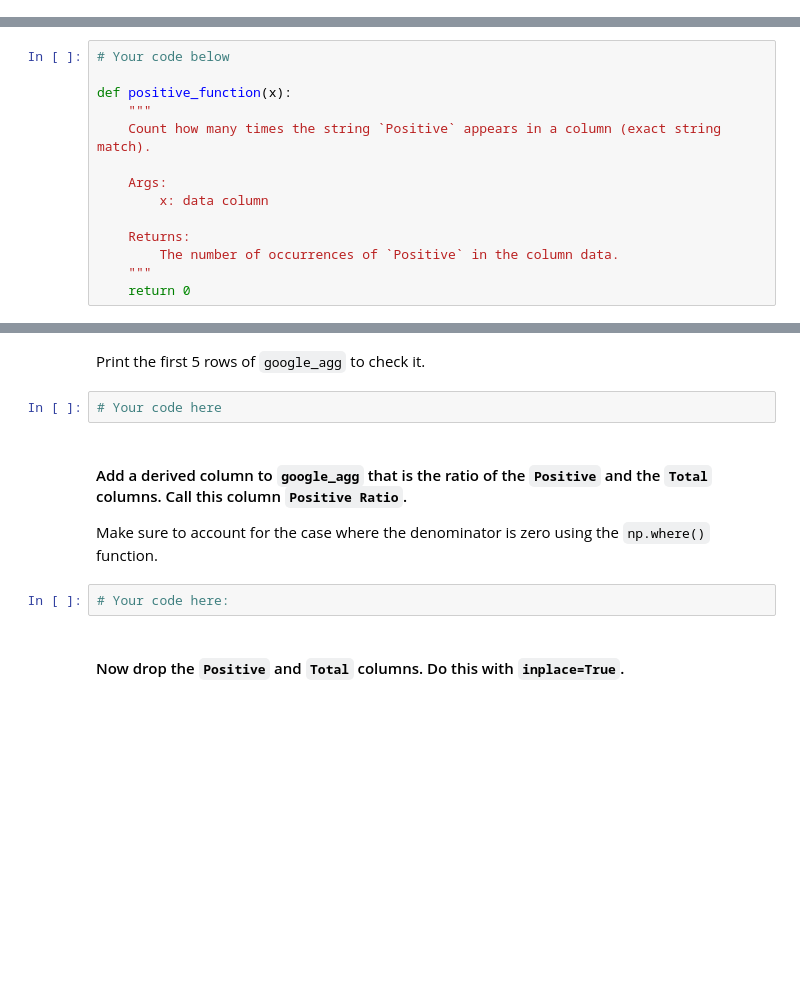
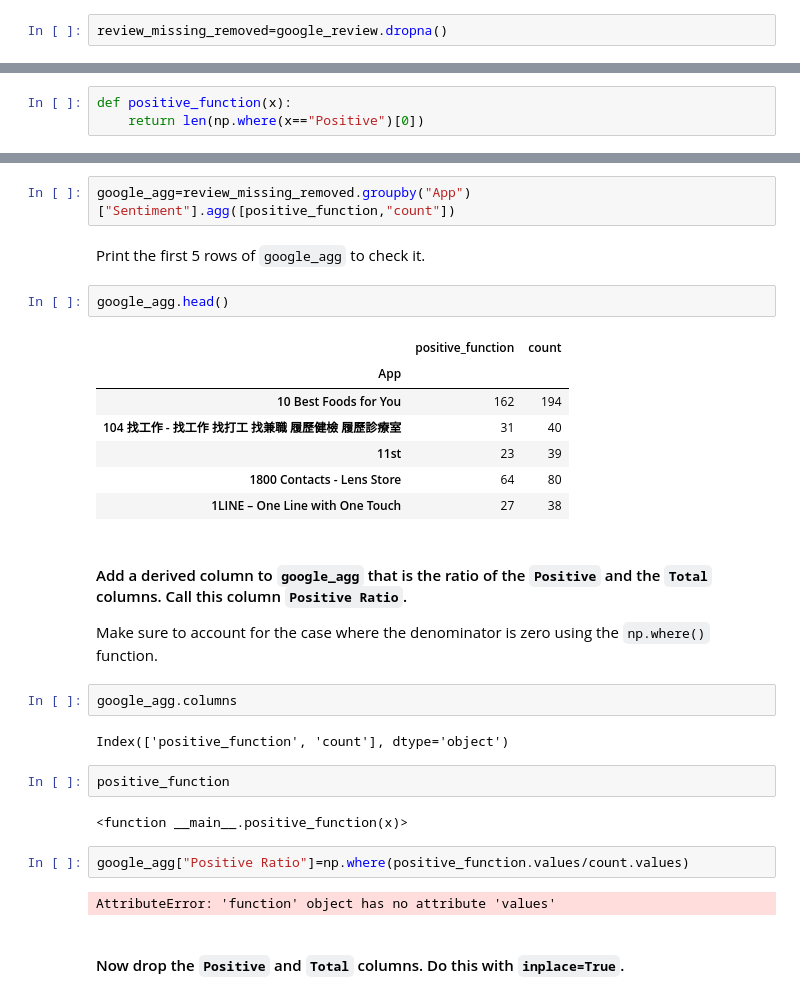
Before and after one commit to soledb94/datamad0320, a Jupyter notebook: module-3/lab-supervised-learning-feature-extraction/your-code/main.ipynb, the cells around one changed output, grey strips where cells are left out. Drawn from its saved outputs; the diff is of its cells as text; blank space fills up the shorter version.

```diff
--- a/module-3/lab-supervised-learning-feature-extraction/your-code/main.ipynb
+++ b/module-3/lab-supervised-learning-feature-extraction/your-code/main.ipynb
@@ -317,2 +383,4 @@ In the next cell, drop all rows with missing data using the `dropna()` function
+# %%
+review_missing_removed=google_review.dropna()
 # %% [markdown]
 #### Now, use the `value_counts()` function ([documentation](https://pandas.pydata.org/pandas-docs/stable/generated/pandas.Series.value_counts.html)) to get a sense on how many apps are in this dataset and their review counts.
@@ -332,20 +413,9 @@ In the next cell, drop all rows with missing data using the `dropna()` function
 In the following cell, write a function that takes a column and returns the number of times *Positive* appears in the column.
 
 *Hint: One option is to use the `np.where()` function ([documentation](https://docs.scipy.org/doc/numpy-1.13.0/reference/generated/numpy.where.html)).*
-# %%
-# Your code below
-
-def positive_function(x):
-    """
-    Count how many times the string `Positive` appears in a column (exact string match).
-
-    Args:
-        x: data column
-
-    Returns:
-        The number of occurrences of `Positive` in the column data.
-    """
-    return 0
+# %%
+def positive_function(x):
+    return len(np.where(x=="Positive")[0])
 # %% [markdown]
 #### Step 2: Create a new dataframe to contain the `App` name, the number of positive reviews, and the total number of reviews of each app
 
@@ -365,13 +433,33 @@ As of Pandas v0.23.4, you may opt to supply an array or an object to `agg()`. If
+# %%
+google_agg=review_missing_removed.groupby("App")["Sentiment"].agg([positive_function,"count"])
 # %% [markdown]
 Print the first 5 rows of `google_agg` to check it.
-# %%
-# Your code here
+# %%
+google_agg.head()
+# %% [output]
+|  | positive_function | count |
+| App |  |  |
+| 10 Best Foods for You | 162 | 194 |
+| 104 找工作 - 找工作 找打工 找兼職 履歷健檢 履歷診療室 | 31 | 40 |
+| 11st | 23 | 39 |
+| 1800 Contacts - Lens Store | 64 | 80 |
+| 1LINE – One Line with One Touch | 27 | 38 |
 # %% [markdown]
 #### Add a derived column to `google_agg` that is the ratio of the `Positive` and the `Total` columns. Call this column `Positive Ratio`.
 
 Make sure to account for the case where the denominator is zero using the `np.where()` function.
-# %%
-# Your code here:
+# %%
+google_agg.columns
+# %% [output]
+Index(['positive_function', 'count'], dtype='object')
+# %%
+positive_function
+# %% [output]
+<function __main__.positive_function(x)>
+# %%
+google_agg["Positive Ratio"]=np.where(positive_function.values/count.values)
+# %% [output]
+AttributeError: 'function' object has no attribute 'values'
 # %% [markdown]
 #### Now drop the `Positive` and `Total` columns. Do this with `inplace=True`.
 # %%
```
Also changed, not shown: parts of 31 cells of this notebook.
